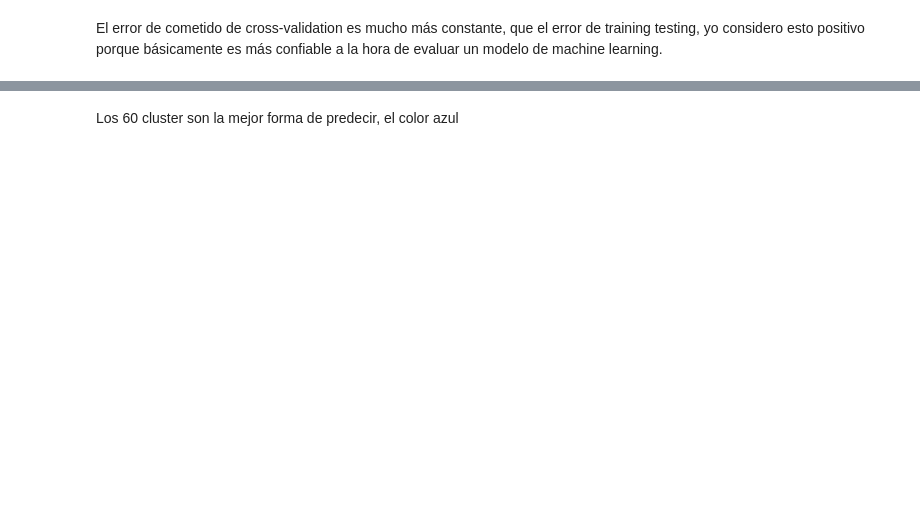
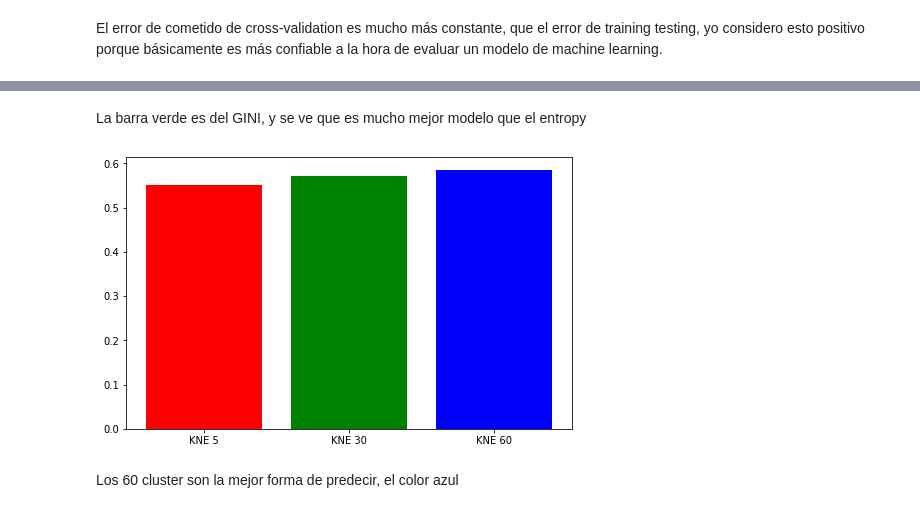
Before and after one commit to thewill-i-am/Model-Calibration, a Jupyter notebook: tarea3_william_aguilar.ipynb, the cells around one changed output, grey strips where cells are left out. Cells and saved outputs as stored; diff of their text form; code cells hidden in the pictures; blank space fills up the shorter version.

```diff
--- a/tarea3_william_aguilar.ipynb
+++ b/tarea3_william_aguilar.ipynb
@@ -76,2 +56,13 @@ plt.show()
+# %% [markdown]
+La barra verde es del GINI, y se ve que es mucho mejor modelo que el entropy
+# %%
+kne5 =  KNeighborsClassifier(n_neighbors=5, algorithm="auto")
+kne30 =  KNeighborsClassifier(n_neighbors=30, algorithm="auto")
+kne60 =  KNeighborsClassifier(n_neighbors=60, algorithm="auto")
+
+graficar = Graficar(models=[kne5, kne30, kne60],label=["KNE 5","KNE 30","KNE 60"], color=["red", "green", "blue"], x=analisisKne.x, y=analisisKne.y)
+graficar.barras()
+# %% [output]
+[figure, added]
 # %% [markdown]
 Los 60 cluster son la mejor forma de predecir, el color azul
```
Also changed, not shown: parts of 7 cells of this notebook.
